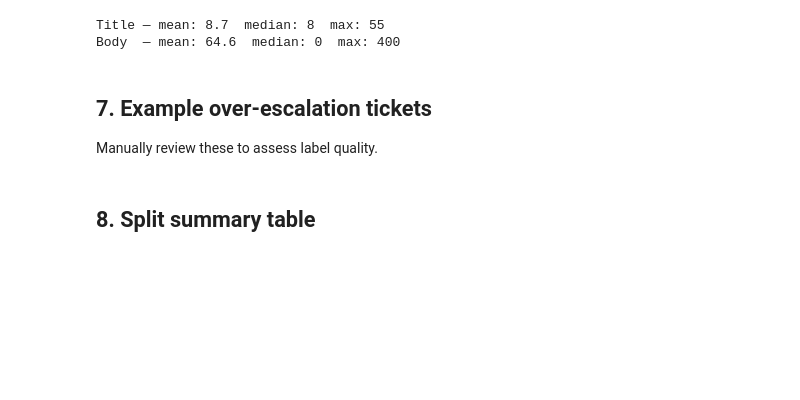
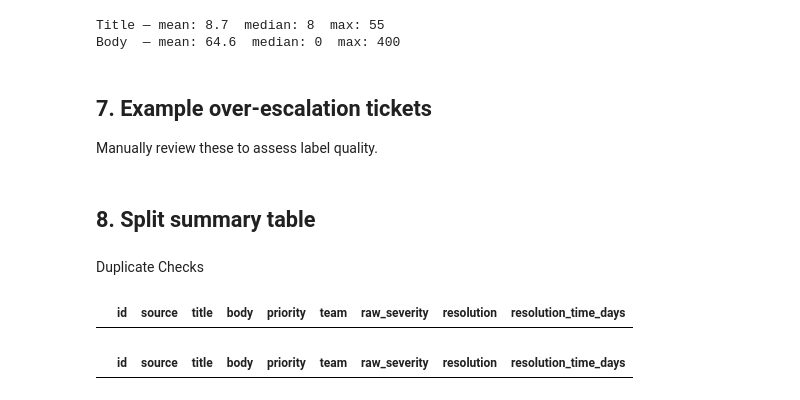
Before and after one commit to anshikabajpai23/Auto_triage_detection_assistant, a Jupyter notebook: notebooks/01_eda.ipynb, the cells around one changed output. Saved outputs shown, nothing was run; the diff lists cells and outputs as text; code cells hidden in the pictures; blank space fills up the shorter version.

```diff
--- a/notebooks/01_eda.ipynb
+++ b/notebooks/01_eda.ipynb
@@ -231,3 +240,15 @@ Manually review these to assess label quality.
 #     })
 
 # pd.DataFrame(summary_rows).set_index('Split')
+# %% [markdown]
+Duplicate Checks
+# %%
+train.duplicated().sum()
+train[train.duplicated(keep=False)].sort_values(train.columns.tolist())
+# %% [output]
+|  | id | source | title | body | priority | team | raw_severity | resolution | resolution_time_days |
+# %%
+df.duplicated().sum()
+df[df.duplicated(keep=False)].sort_values(df.columns.tolist())
+# %% [output]
+|  | id | source | title | body | priority | team | raw_severity | resolution | resolution_time_days |
```
Also changed, not shown: parts of 1 cell of this notebook, 11 other files.
